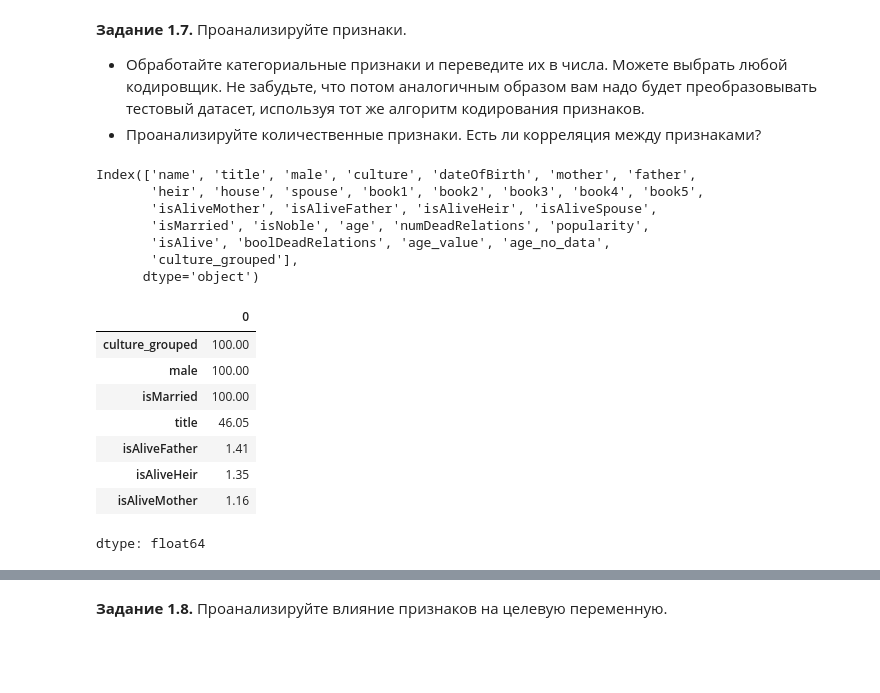
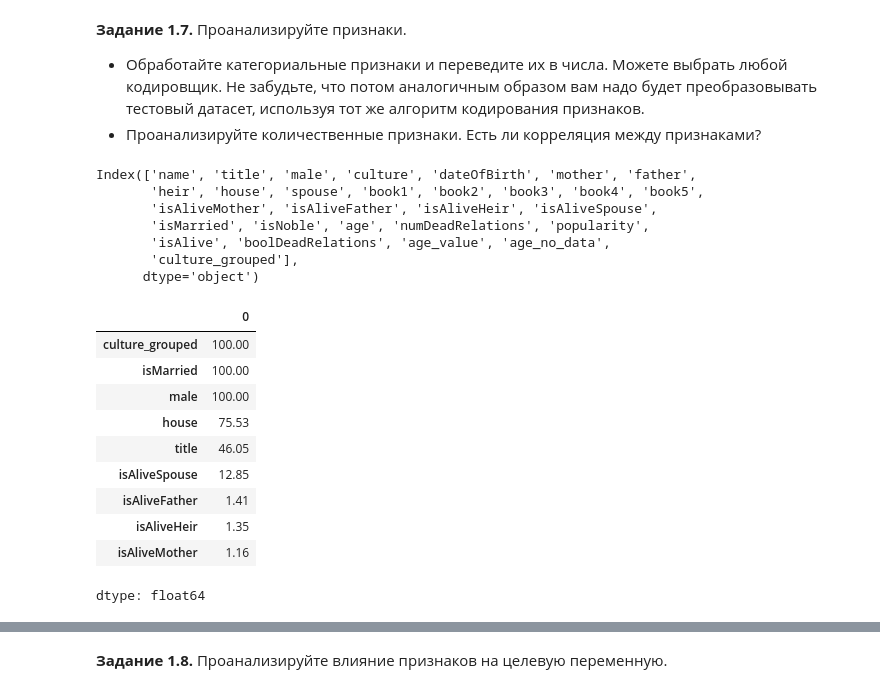
Before and after one commit to EgorOvechkin/EgorOvechkin.github.io, a Jupyter notebook: week_01_ml_intro/Homework/hw_1_game_of_thrones.ipynb, the cells around one changed output, grey strips where cells are left out. Drawn from its saved outputs; the diff is of its cells as text; code cells hidden in the pictures; blank space fills up the shorter version.

```diff
--- a/week_01_ml_intro/Homework/hw_1_game_of_thrones.ipynb
+++ b/week_01_ml_intro/Homework/hw_1_game_of_thrones.ipynb
@@ -531,32 +531,36 @@ np.float64(0.7784200385356455)
 # %%
 print(data.columns)
 categorial_features = [
     "title",
     "culture_grouped",
     "male",
     "isMarried",
     "isAliveMother",
     "isAliveHeir",
-    "isAliveFather"
+    "isAliveFather",
+    "isAliveSpouse",
+    "house"
 ]
 
 categorial_data = data[categorial_features]
 
-categorial_percentage = round(categorial_data.notna().sum() / len(categorial_data) * 100, 2)
-categorial_percentage.sort_values(ascending=False)
+percentage = round(categorial_data.notna().mean() * 100, 2)
+percentage.sort_values(ascending=False)
 # %% [output]
 Index(['name', 'title', 'male', 'culture', 'dateOfBirth', 'mother', 'father',
        'heir', 'house', 'spouse', 'book1', 'book2', 'book3', 'book4', 'book5',
        'isAliveMother', 'isAliveFather', 'isAliveHeir', 'isAliveSpouse',
        'isMarried', 'isNoble', 'age', 'numDeadRelations', 'popularity',
        'isAlive', 'boolDeadRelations', 'age_value', 'age_no_data',
        'culture_grouped'],
       dtype='object')
 |  | 0 |
 | culture_grouped | 100.00 |
+| isMarried | 100.00 |
 | male | 100.00 |
-| isMarried | 100.00 |
+| house | 75.53 |
 | title | 46.05 |
+| isAliveSpouse | 12.85 |
 | isAliveFather | 1.41 |
 | isAliveHeir | 1.35 |
 | isAliveMother | 1.16 |
```
Also changed, not shown: parts of 2 cells of this notebook.
